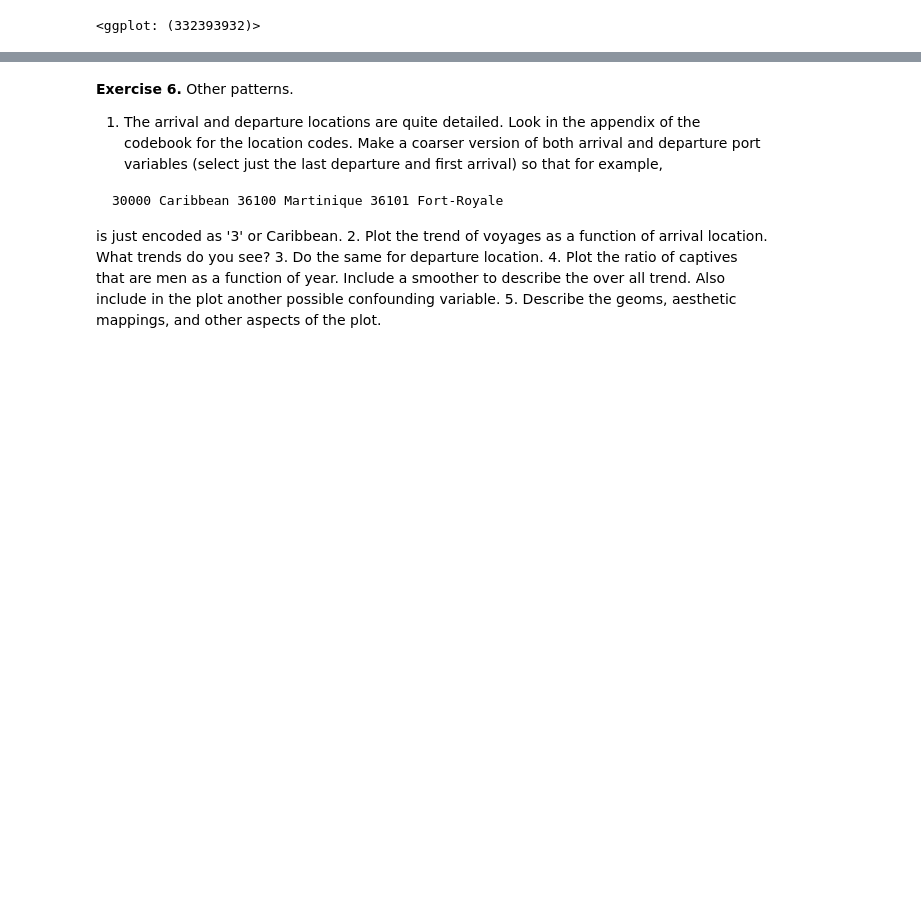
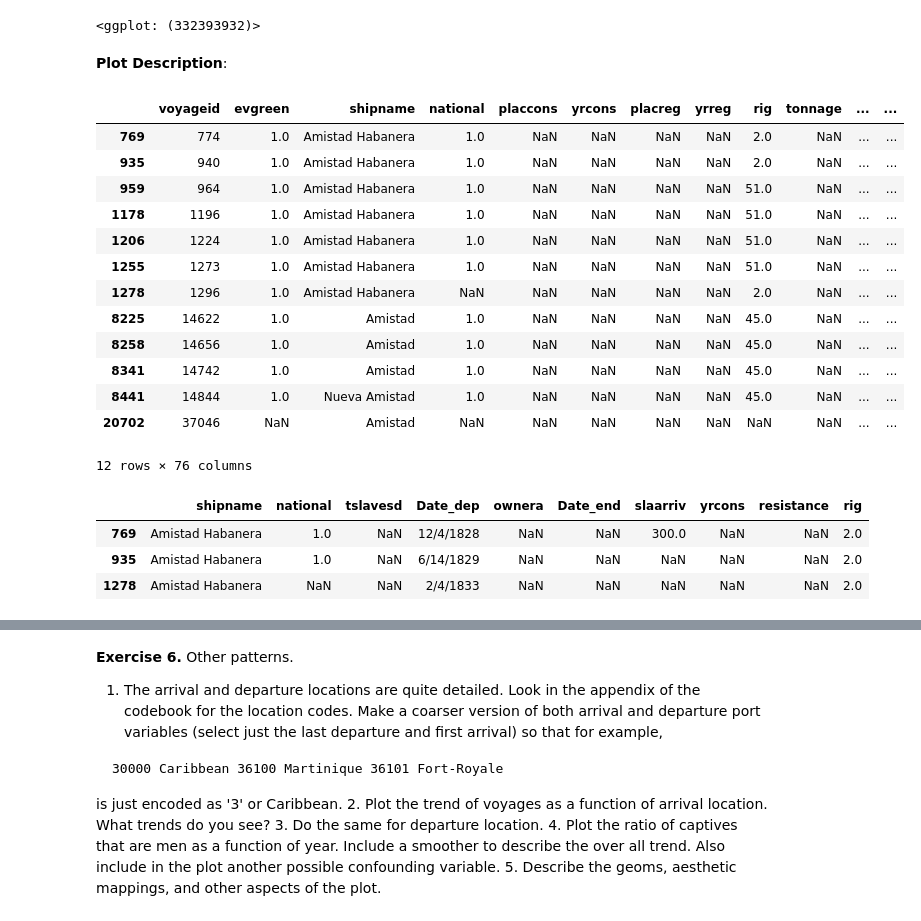
Before and after one commit to Chenghan-Sun/DS-Projects, a Jupyter notebook: 220_midterm/midterm.ipynb, the cells around one changed output, grey strips where cells are left out. Saved outputs shown, nothing was run; the diff lists cells and outputs as text; code cells hidden in the pictures; blank space fills up the shorter version.

Commit message:
update special ship info inference

```diff
--- a/220_midterm/midterm.ipynb
+++ b/220_midterm/midterm.ipynb
@@ -529,0 +508,40 @@ df_tast_5_revolt_plot_1 = df_tast_5_revolt_plot[df_tast_5_revolt_plot['bi_revolt
+# %% [markdown]
+**Plot Description**:
+# %%
+# Part 3
+# Similar to Part 1, first search by ship name
+regex = 'Amistad'
+shipname_index_2 = [i for i, name in enumerate(shipname_list) if regex in name]
+df_tast_5_shipname = df_tast_noimp[df_tast_noimp['shipname'].notna()]
+df_tast_5_shipname_2 = df_tast_5_shipname.iloc[shipname_index_2, :]
+df_tast_5_shipname_2  # show all the shipnames with 'Amistad'
+# %% [output]
+|  | voyageid | evgreen | shipname | national | placcons | yrcons | placreg | yrreg | rig | tonnage | ... | ... |
+| 769 | 774 | 1.0 | Amistad Habanera | 1.0 | NaN | NaN | NaN | NaN | 2.0 | NaN | ... | ... |
+| 935 | 940 | 1.0 | Amistad Habanera | 1.0 | NaN | NaN | NaN | NaN | 2.0 | NaN | ... | ... |
+| 959 | 964 | 1.0 | Amistad Habanera | 1.0 | NaN | NaN | NaN | NaN | 51.0 | NaN | ... | ... |
+| 1178 | 1196 | 1.0 | Amistad Habanera | 1.0 | NaN | NaN | NaN | NaN | 51.0 | NaN | ... | ... |
+| 1206 | 1224 | 1.0 | Amistad Habanera | 1.0 | NaN | NaN | NaN | NaN | 51.0 | NaN | ... | ... |
+| 1255 | 1273 | 1.0 | Amistad Habanera | 1.0 | NaN | NaN | NaN | NaN | 51.0 | NaN | ... | ... |
+| 1278 | 1296 | 1.0 | Amistad Habanera | NaN | NaN | NaN | NaN | NaN | 2.0 | NaN | ... | ... |
+| 8225 | 14622 | 1.0 | Amistad | 1.0 | NaN | NaN | NaN | NaN | 45.0 | NaN | ... | ... |
+| 8258 | 14656 | 1.0 | Amistad | 1.0 | NaN | NaN | NaN | NaN | 45.0 | NaN | ... | ... |
+| 8341 | 14742 | 1.0 | Amistad | 1.0 | NaN | NaN | NaN | NaN | 45.0 | NaN | ... | ... |
+| 8441 | 14844 | 1.0 | Nueva Amistad | 1.0 | NaN | NaN | NaN | NaN | 45.0 | NaN | ... | ... |
+| 20702 | 37046 | NaN | Amistad | NaN | NaN | NaN | NaN | NaN | NaN | NaN | ... | ... |
+12 rows × 76 columns
+# %%
+# Second, based on the article, search by the event within 10 years
+# Here some of the relavent variables were used to subselect the DataFrame
+df_tast_5_shipname_2 = df_tast_5_shipname_2[['shipname', 'national', 'tslavesd', 'Date_dep', 'ownera',
+                                             'Date_end', 'slaarriv', 'yrcons', 'resistance', 'rig']]
+
+# Noticed that the article mentioned La Amistad was a two-masted schooner
+# In the PDF, variable rig == 2 means schooner
+df_tast_5_shipname_2_infer = df_tast_5_shipname_2[df_tast_5_shipname_2['rig'] == 2]
+df_tast_5_shipname_2_infer
+# %% [output]
+|  | shipname | national | tslavesd | Date_dep | ownera | Date_end | slaarriv | yrcons | resistance | rig |
+| 769 | Amistad Habanera | 1.0 | NaN | 12/4/1828 | NaN | NaN | 300.0 | NaN | NaN | 2.0 |
+| 935 | Amistad Habanera | 1.0 | NaN | 6/14/1829 | NaN | NaN | NaN | NaN | NaN | 2.0 |
+| 1278 | Amistad Habanera | NaN | NaN | 2/4/1833 | NaN | NaN | NaN | NaN | NaN | 2.0 |
```
Also changed, not shown: parts of 4 cells of this notebook.
